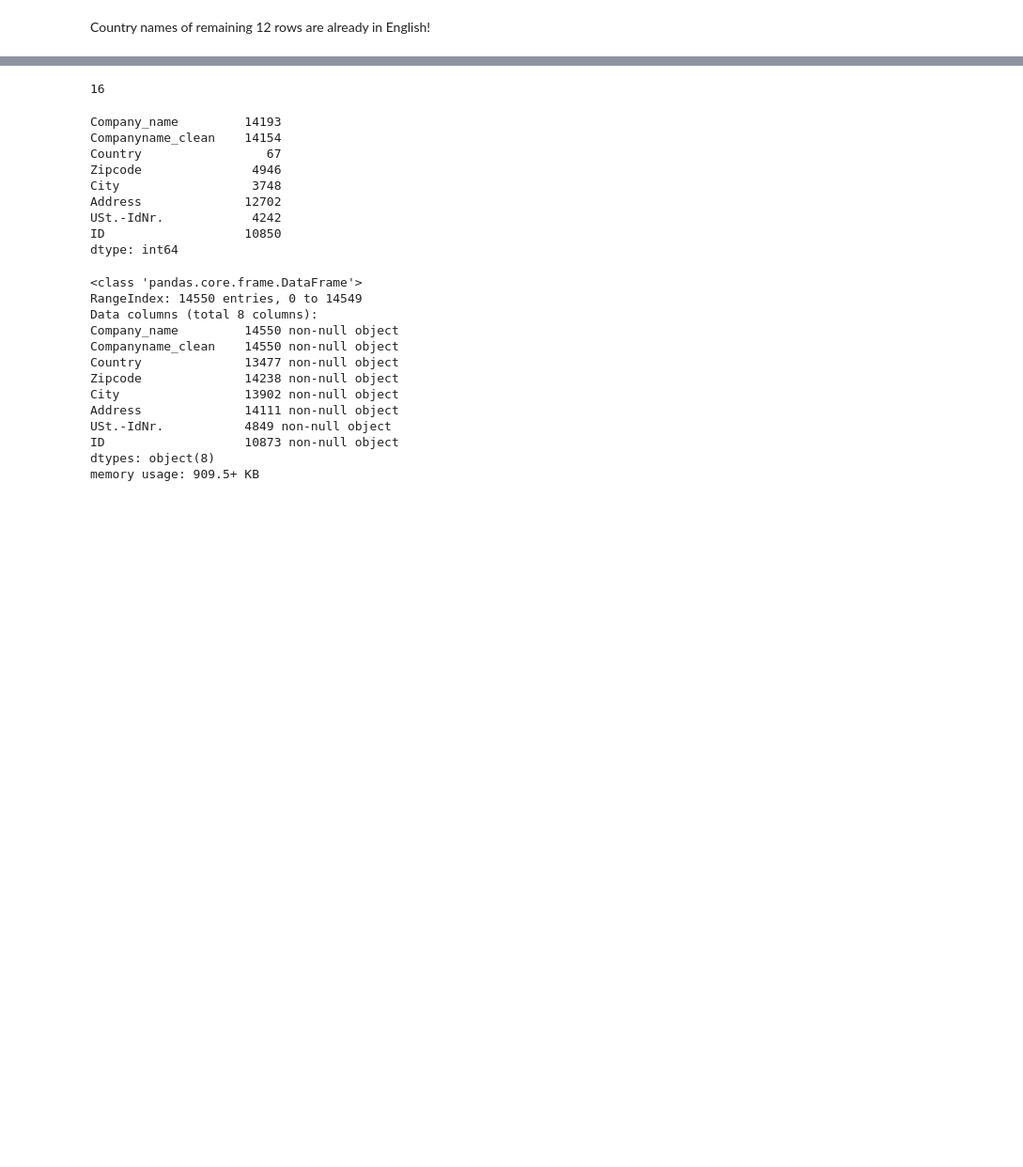
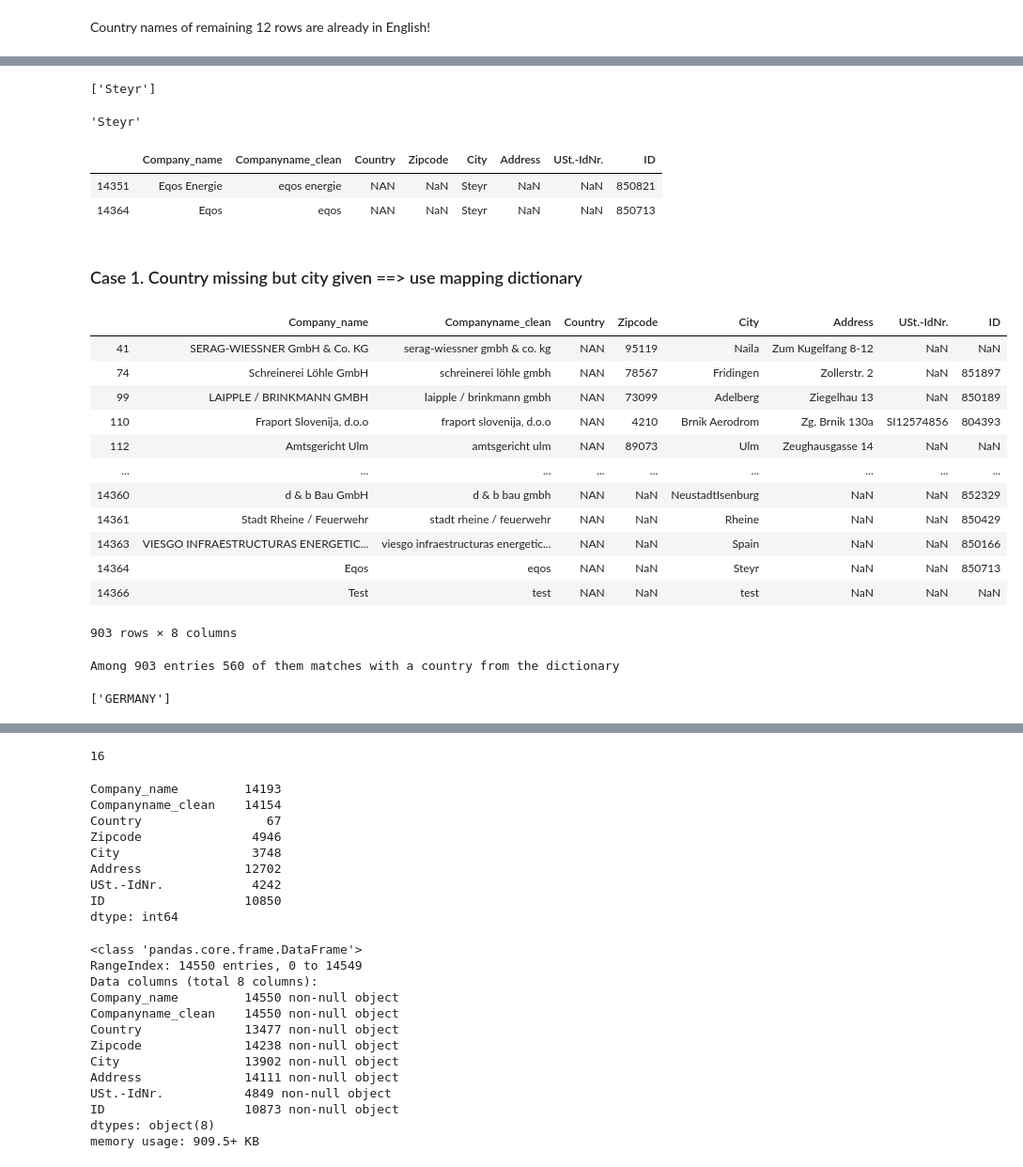
Before and after one commit to Can-Berk/Data_Analysis, a Jupyter notebook: MappingNames/ulist_companies.ipynb, the cells around one changed output, grey strips where cells are left out. Shown at 94% size. Saved outputs shown, nothing was run; the diff lists cells and outputs as text; code cells hidden in the pictures; blank space fills up the shorter version.

```diff
--- a/MappingNames/ulist_companies.ipynb
+++ b/MappingNames/ulist_companies.ipynb
@@ -83,0 +120,4 @@ ulist['Country'] = ulist['Country'].map(country_dict).fillna(ulist['Country'])
+# %%
+[x for x in 'Hinterbergerstraße 13 4400 Steyr Österreich'.split() if x in cities]   # if city string >= 3 tokens
+# %% [output]
+['Steyr']
@@ -83,0 +126,18 @@ ulist['Country'] = ulist['Country'].map(country_dict).fillna(ulist['Country'])
+# %%
+def city_finder(city):
+    if len(city.split())>=3:
+        cityname = [x for x in city.split() if x in cities]   # city is actually address when city string >= 3 tokens
+        return ''.join(cityname)
+    return city
+# %%
+city_finder(ulist.loc[14351, 'City'])
+# %% [output]
+'Steyr'
+# %%
+ulist['City'] = ulist['City'].apply(city_finder)
+# %%
+ulist[ulist['Companyname_clean'].str.startswith('eqos')]
+# %% [output]
+|  | Company_name | Companyname_clean | Country | Zipcode | City | Address | USt.-IdNr. | ID |
+| 14351 | Eqos Energie | eqos energie | NAN | NaN | Steyr | NaN | NaN | 850821 |
+| 14364 | Eqos | eqos | NAN | NaN | Steyr | NaN | NaN | 850713 |
@@ -83,0 +151,28 @@ ulist['Country'] = ulist['Country'].map(country_dict).fillna(ulist['Country'])
+# %% [markdown]
+### Case 1. Country missing but city given ==> use mapping dictionary
+# %%
+a = ulist[(ulist['Country']=='NAN') & (ulist['City']!='nan')]
+a
+# https://stackoverflow.com/questions/66724197/get-key-from-a-value-where-value-is-in-a-list
+# %% [output]
+|  | Company_name | Companyname_clean | Country | Zipcode | City | Address | USt.-IdNr. | ID |
+| 41 | SERAG-WIESSNER GmbH & Co. KG | serag-wiessner gmbh & co. kg | NAN | 95119 | Naila | Zum Kugelfang 8-12 | NaN | NaN |
+| 74 | Schreinerei Löhle GmbH | schreinerei löhle gmbh | NAN | 78567 | Fridingen | Zollerstr. 2 | NaN | 851897 |
+| 99 | LAIPPLE / BRINKMANN GMBH | laipple / brinkmann gmbh | NAN | 73099 | Adelberg | Ziegelhau 13 | NaN | 850189 |
+| 110 | Fraport Slovenija, d.o.o | fraport slovenija, d.o.o | NAN | 4210 | Brnik Aerodrom | Zg. Brnik 130a | SI12574856 | 804393 |
+| 112 | Amtsgericht Ulm | amtsgericht ulm | NAN | 89073 | Ulm | Zeughausgasse 14 | NaN | NaN |
+| ... | ... | ... | ... | ... | ... | ... | ... | ... |
+| 14360 | d & b Bau GmbH | d & b bau gmbh | NAN | NaN | NeustadtIsenburg | NaN | NaN | 852329 |
+| 14361 | Stadt Rheine / Feuerwehr | stadt rheine / feuerwehr | NAN | NaN | Rheine | NaN | NaN | 850429 |
+| 14363 | VIESGO INFRAESTRUCTURAS ENERGETIC... | viesgo infraestructuras energetic... | NAN | NaN | Spain | NaN | NaN | 850166 |
+| 14364 | Eqos | eqos | NAN | NaN | Steyr | NaN | NaN | 850713 |
+| 14366 | Test | test | NAN | NaN | test | NaN | NaN | NaN |
+903 rows × 8 columns
+# %%
+print('Among 903 entries {} of them matches with a country from the dictionary'.format(len(a[a['City'].isin(geo_cities)])))
+# %% [output]
+Among 903 entries 560 of them matches with a country from the dictionary
+# %%
+[k for k, v in country_city_dict.items() if 'Naila' in v]
+# %% [output]
+['GERMANY']
```
Also changed, not shown: parts of 15 cells of this notebook.
